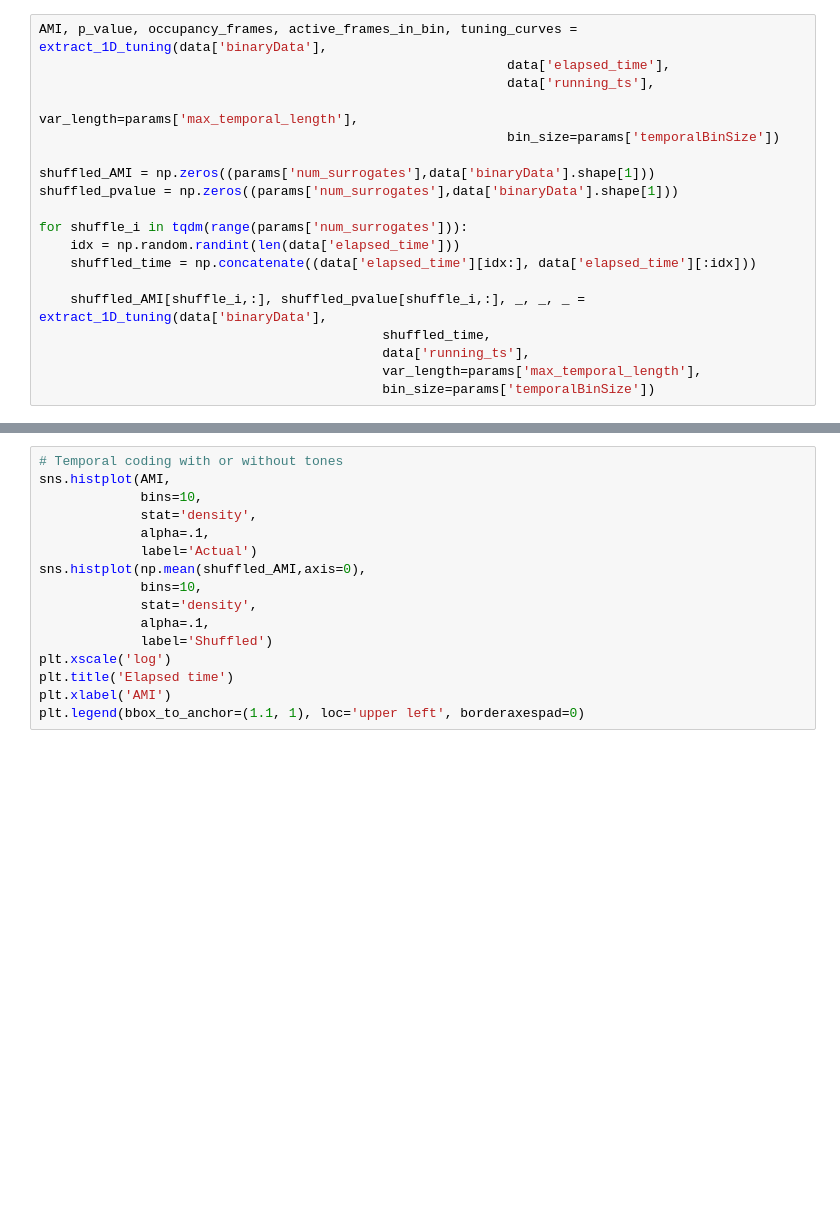
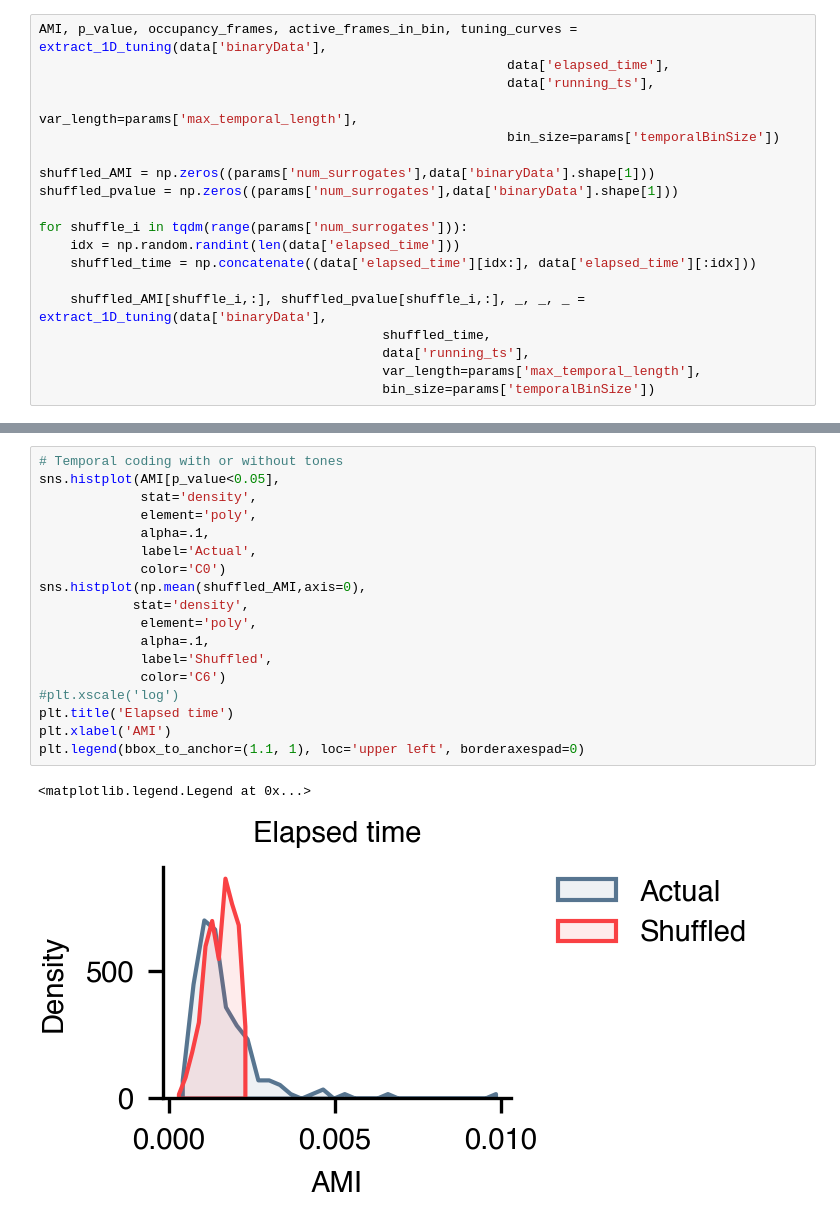
Before and after one commit to etterguillaume/PyCaAn, a Jupyter notebook: time_distance_significance.ipynb, the cells around one changed output, grey strips where cells are left out. Saved outputs shown, nothing was run; the diff lists cells and outputs as text; blank space fills up the shorter version.

```diff
--- a/time_distance_significance.ipynb
+++ b/time_distance_significance.ipynb
@@ -59,16 +80,21 @@ plt.title('Elapsed time')
 # %%
 # Temporal coding with or without tones
-sns.histplot(AMI,
-             bins=10,
+sns.histplot(AMI[p_value<0.05],
              stat='density',
+             element='poly',
              alpha=.1,
-             label='Actual')
+             label='Actual',
+             color='C0')
 sns.histplot(np.mean(shuffled_AMI,axis=0),
-             bins=10,
-             stat='density',
+            stat='density',
+             element='poly',
              alpha=.1,
-             label='Shuffled')
-plt.xscale('log')
+             label='Shuffled',
+             color='C6')
+#plt.xscale('log')
 plt.title('Elapsed time')
 plt.xlabel('AMI')
 plt.legend(bbox_to_anchor=(1.1, 1), loc='upper left', borderaxespad=0)
+# %% [output]
+<matplotlib.legend.Legend at 0x...>
+[figure, added]
```
Also changed, not shown: parts of 9 cells of this notebook.
